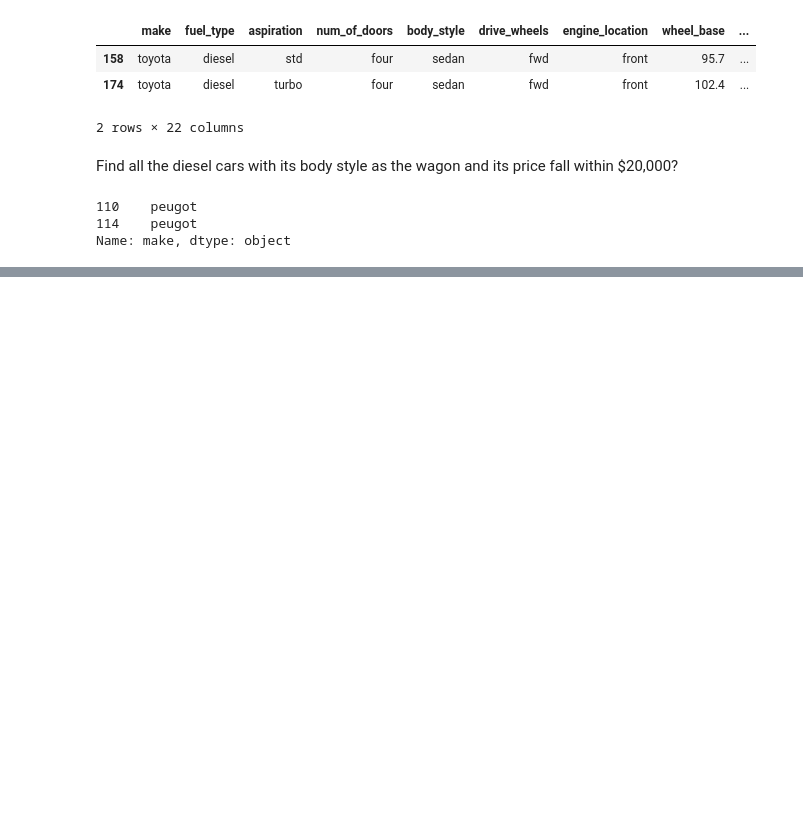
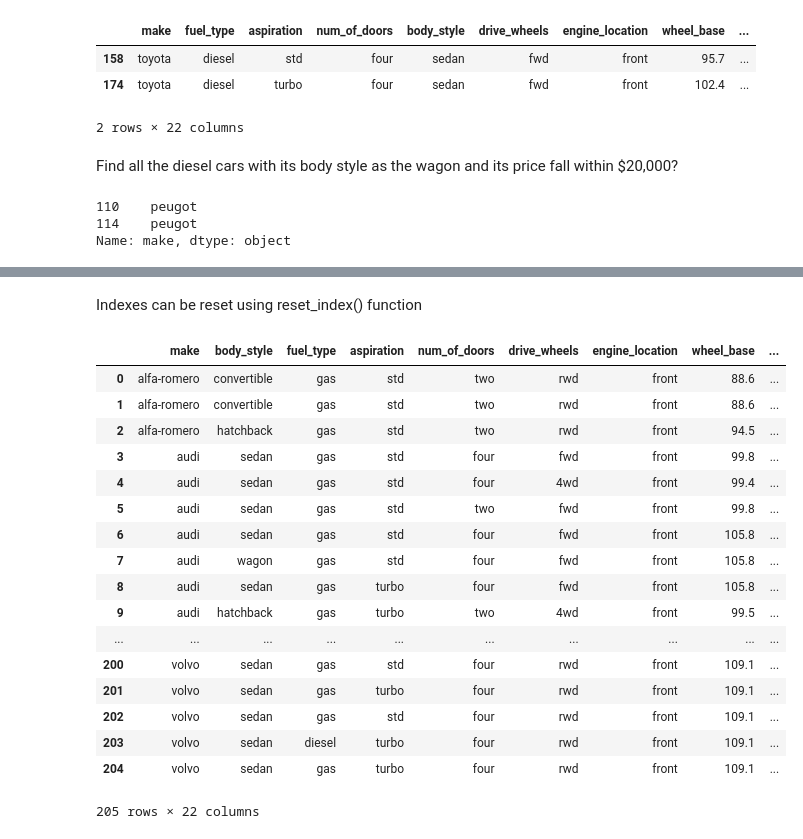
Before and after one commit to Padhma/Data-Science-Notebooks, a Jupyter notebook: Data Analysis/Pandas/Pandas Advanced Indexing .ipynb, the cells around one changed output, grey strips where cells are left out. Cells and saved outputs as stored; diff of their text form; code cells hidden in the pictures; blank space fills up the shorter version.

```diff
--- a/Data Analysis/Pandas/Pandas Advanced Indexing .ipynb
+++ b/Data Analysis/Pandas/Pandas Advanced Indexing .ipynb
@@ -130,0 +159,23 @@ Name: make, dtype: object
+# %% [markdown]
+Indexes can be reset using reset_index() function
+# %%
+multiIndexedCarData.reset_index()
+# %% [output]
+|  | make | body_style | fuel_type | aspiration | num_of_doors | drive_wheels | engine_location | wheel_base | ... |
+| 0 | alfa-romero | convertible | gas | std | two | rwd | front | 88.6 | ... |
+| 1 | alfa-romero | convertible | gas | std | two | rwd | front | 88.6 | ... |
+| 2 | alfa-romero | hatchback | gas | std | two | rwd | front | 94.5 | ... |
+| 3 | audi | sedan | gas | std | four | fwd | front | 99.8 | ... |
+| 4 | audi | sedan | gas | std | four | 4wd | front | 99.4 | ... |
+| 5 | audi | sedan | gas | std | two | fwd | front | 99.8 | ... |
+| 6 | audi | sedan | gas | std | four | fwd | front | 105.8 | ... |
+| 7 | audi | wagon | gas | std | four | fwd | front | 105.8 | ... |
+| 8 | audi | sedan | gas | turbo | four | fwd | front | 105.8 | ... |
+| 9 | audi | hatchback | gas | turbo | two | 4wd | front | 99.5 | ... |
+| ... | ... | ... | ... | ... | ... | ... | ... | ... | ... |
+| 200 | volvo | sedan | gas | std | four | rwd | front | 109.1 | ... |
+| 201 | volvo | sedan | gas | turbo | four | rwd | front | 109.1 | ... |
+| 202 | volvo | sedan | gas | std | four | rwd | front | 109.1 | ... |
+| 203 | volvo | sedan | diesel | turbo | four | rwd | front | 109.1 | ... |
+| 204 | volvo | sedan | gas | turbo | four | rwd | front | 109.1 | ... |
+205 rows × 22 columns
```
Also changed, not shown: parts of 24 cells of this notebook.
